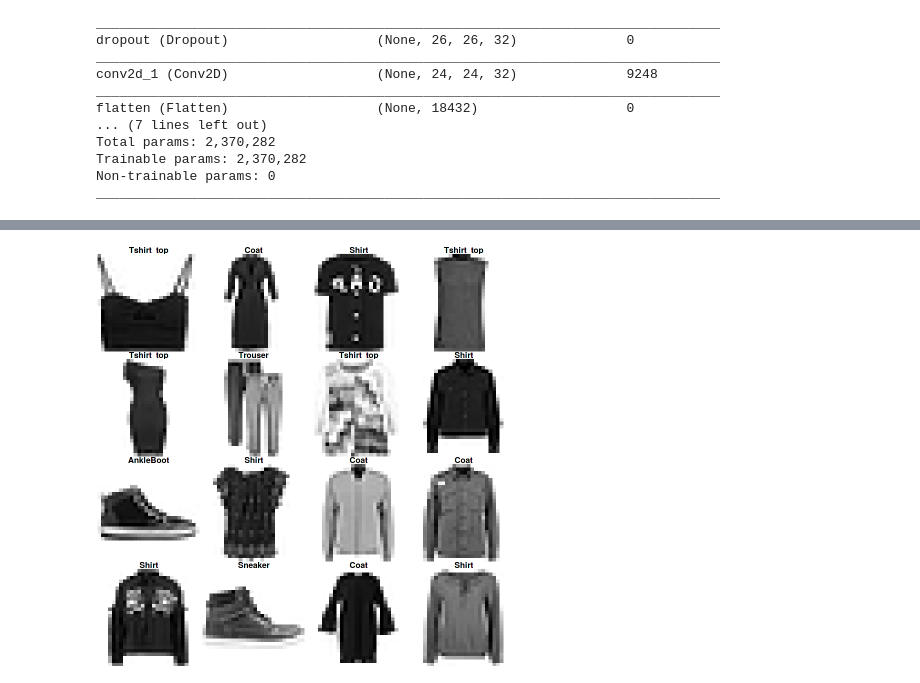
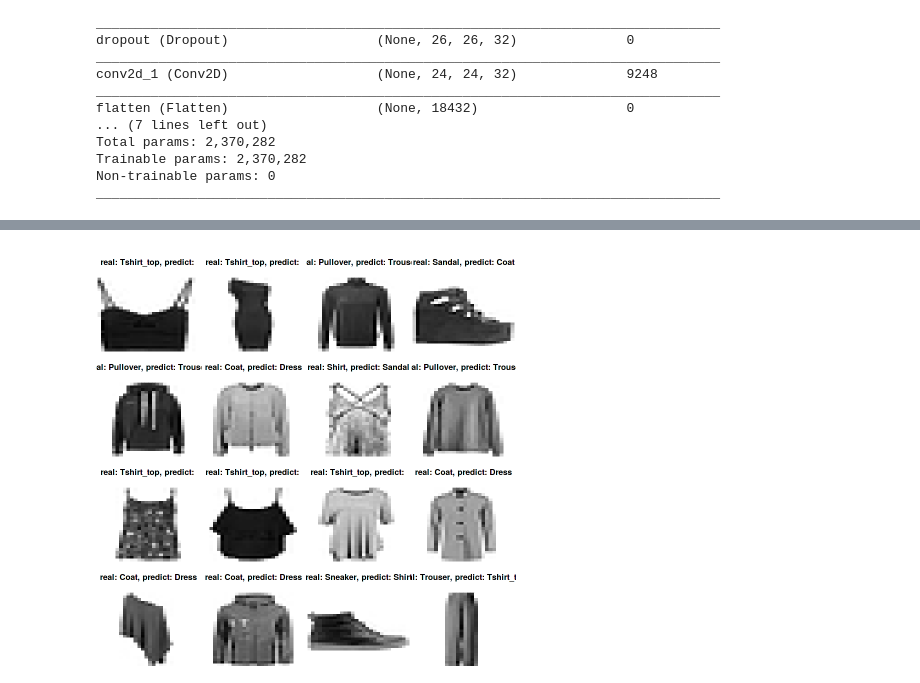
Before and after one commit to jan-bubenicek/M7DataSP, a Jupyter notebook: lecture03.ipynb, the cells around one changed output, grey strips where cells are left out. Saved outputs shown, nothing was run; the diff lists cells and outputs as text; code cells hidden in the pictures.

Commit message:
Last but with error
chyba je na konci u predict, chybí tam +1

```diff
--- a/lecture03.ipynb
+++ b/lecture03.ipynb
@@ -285,12 +286,14 @@ A grouped_df: 6 × 11
 # %%
 # Plot 16 most missclassified images
 Mis_images<-rownames(labeled_predict[max_diff,])
-par(mfrow=c(4, 4), mar=c(0, 0.2, 1, 0.2))
+Mis_names<-labeled_predict[max_diff,1]
+par(mfrow=c(4, 4), mar=c(0, 0.2, 4, 0.2))
 for (i in 1:16) {
     nr<-as.numeric(Mis_images[i])
     nr
     plot_image(x_test[nr,,,1],
-             clothes.labels[as.numeric(test.data[nr, 1] + 1)])
+             paste('real: ', clothes.labels[as.numeric(test.data[nr, 1] + 1)], ', predict: ', clothes.labels[Mis_names[i]], sep="")
+            )
 }
 # %% [output]
-[figure, old version]
+[figure, new version]
```
Also changed, not shown: parts of 4 cells of this notebook.
